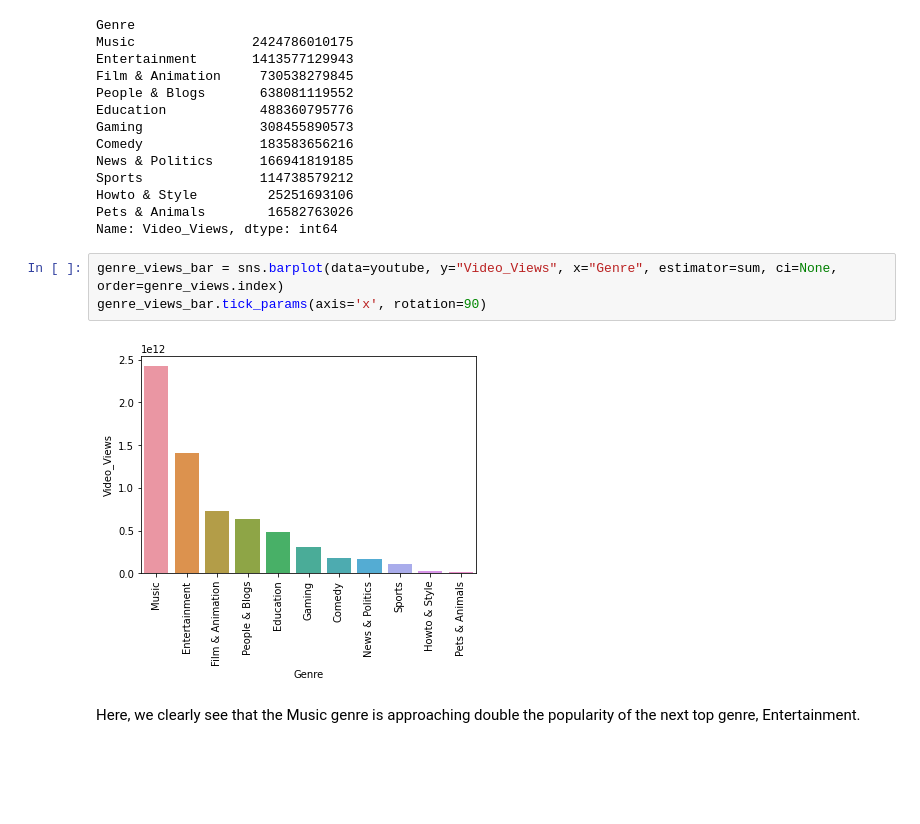
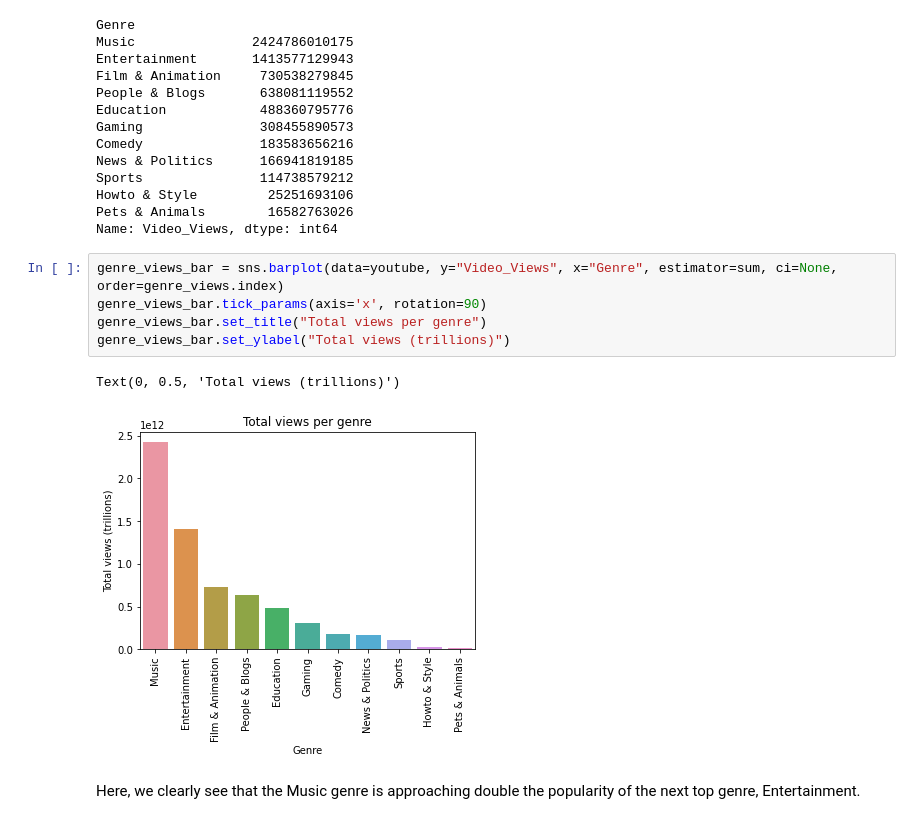
Before and after one commit to Joseph-Shelton/Youtube-Top-300-Analysis, a Jupyter notebook: Youtube300.ipynb, the cells around one changed output. Saved outputs shown, nothing was run; the diff lists cells and outputs as text; blank space fills up the shorter version.

```diff
--- a/Youtube300.ipynb
+++ b/Youtube300.ipynb
@@ -147,8 +147,11 @@ Name: Video_Views, dtype: int64
 # %%
 genre_views_bar = sns.barplot(data=youtube, y="Video_Views", x="Genre", estimator=sum, ci=None, order=genre_views.index)
 genre_views_bar.tick_params(axis='x', rotation=90)
+genre_views_bar.set_title("Total views per genre")
+genre_views_bar.set_ylabel("Total views (trillions)")
 # %% [output]
+Text(0, 0.5, 'Total views (trillions)')
-[figure, old version]
+[figure, new version]
 # %% [markdown]
 Here, we clearly see that the Music genre is approaching double the popularity of the next top genre, Entertainment.
 # %% [markdown]
```
Also changed, not shown: parts of 5 cells of this notebook.
